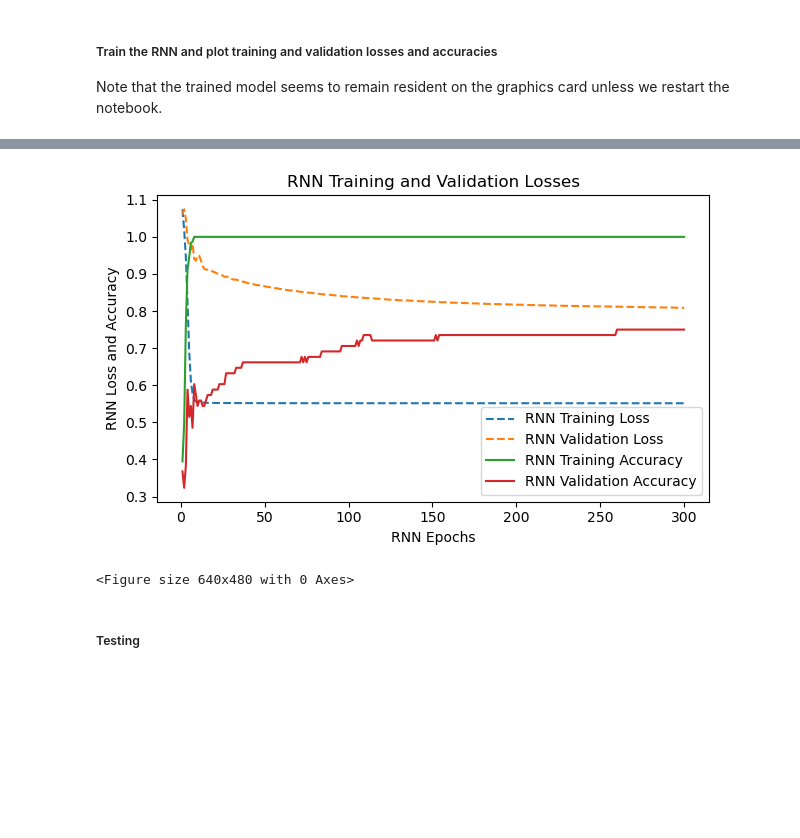
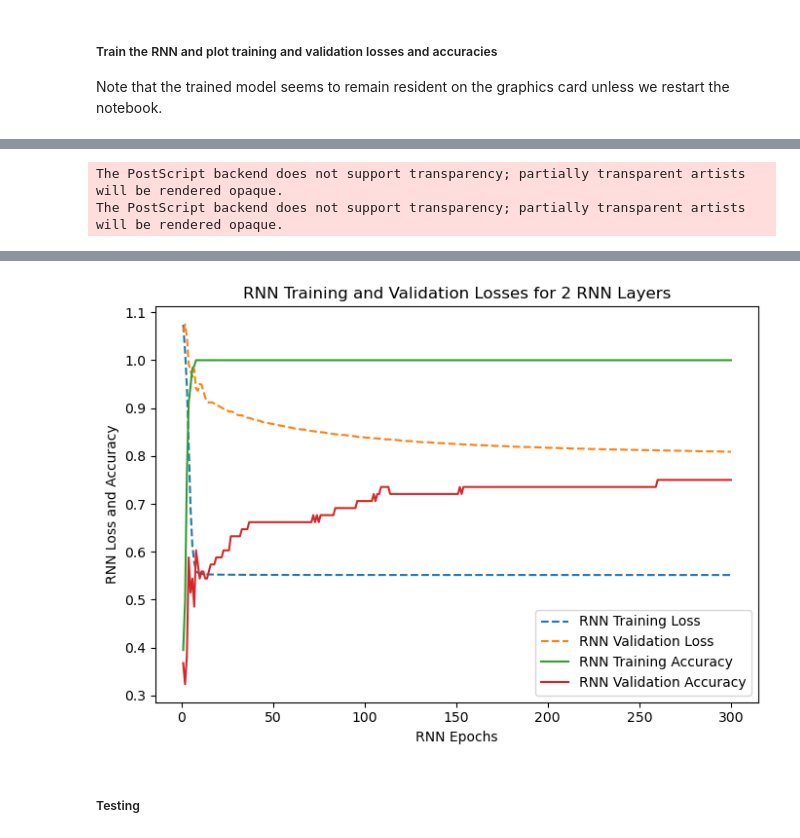
Before and after one commit to kkke/NeuroMatch_Project, a Jupyter notebook: ray notebook/notebook_rnn_lstm_gru_2_layer.ipynb, the cells around one changed output, grey strips where cells are left out. Drawn from its saved outputs; the diff is of its cells as text; code cells hidden in the pictures; blank space fills up the shorter version.

Commit message:
updated plots

```diff
--- a/ray notebook/notebook_rnn_lstm_gru_2_layer.ipynb
+++ b/ray notebook/notebook_rnn_lstm_gru_2_layer.ipynb
@@ -417,22 +417,22 @@ for epoch in range(RNN_total_epochs):
 
 # Plot the losses and accuracies at the end of all epochs
 RNN_x_epochs = list(range(1, RNN_total_epochs + 1))
-plt.figure(figsize=(12, 4))
+plt.figure(figsize=(7, 5))
 
 # Plot losses (dashed) and accuracies (solid)
-plt.subplot(1, 2, 1)
 plt.plot(RNN_x_epochs, RNN_train_losses, linestyle='--', label='RNN Training Loss')
 plt.plot(RNN_x_epochs, RNN_val_losses, linestyle='--', label='RNN Validation Loss')
 plt.plot(RNN_x_epochs, RNN_train_accuracies, label='RNN Training Accuracy')
 plt.plot(RNN_x_epochs, RNN_val_accuracies, label='RNN Validation Accuracy')
 plt.xlabel('RNN Epochs')
 plt.ylabel('RNN Loss and Accuracy')
-plt.title('RNN Training and Validation Losses')
+plt.title('RNN Training and Validation Losses for 2 RNN Layers')
 plt.legend()
 
 plt.tight_layout()
+plt.savefig('eps/RNN_11_2_layer_spks_class.eps')
+plt.savefig('svg/RNN_11_2_layer_spks_class.svg')
 plt.show()
-plt.savefig('eps/RNN_11_2_layer_spks_class.eps')
 # %% [output]
 Epoch [1/300], Training Loss: 1.07413990, Training Accuracy: 0.3950
 Epoch [1/300], Validation Loss: 1.06037259, Validation Accuracy: 0.3676
@@ -453,0 +454,2 @@ Epoch [300/300], Validation Loss: 0.80871829, Validation Accuracy: 0.7500
+The PostScript backend does not support transparency; partially transparent artists will be rendered opaque.
+The PostScript backend does not support transparency; partially transparent artists will be rendered opaque.
@@ -454,5 +466,4 @@ Epoch [300/300], Validation Loss: 0.80871829, Validation Accuracy: 0.7500
-[figure, old version]
+[figure, new version]
-<Figure size 640x480 with 0 Axes>
 # %% [markdown]
 ##### Testing
 # %%
```
Also changed, not shown: parts of 3 cells of this notebook, 13 other files.
